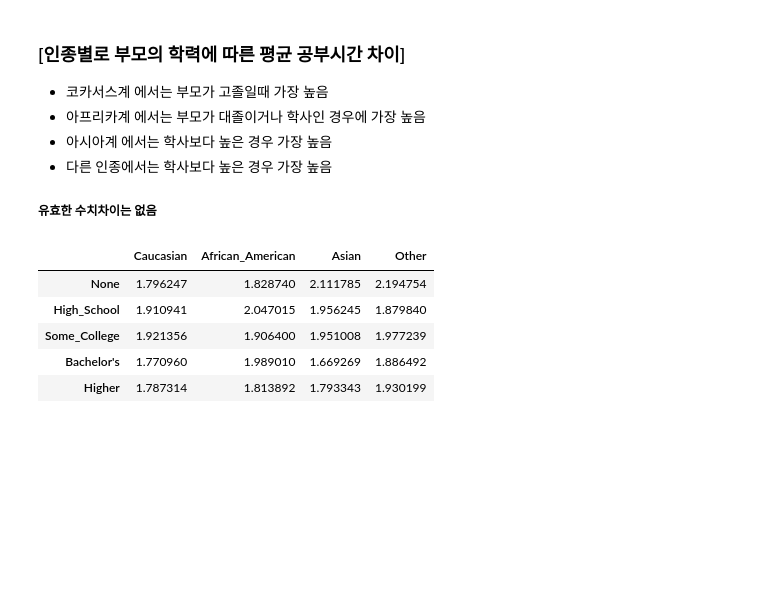
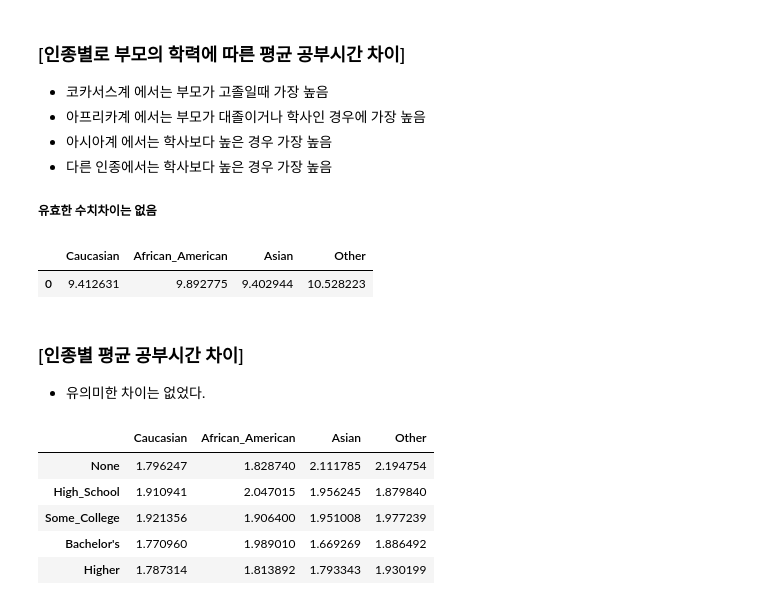
Before and after one commit to cubeninggen/KDT-2024, a Jupyter notebook: PANDAS/WORK/1조_김경환_study.ipynb, the cells around one changed output. Drawn from its saved outputs; the diff is of its cells as text; code cells hidden in the pictures; blank space fills up the shorter version.

```diff
--- a/PANDAS/WORK/study.ipynb
+++ b/PANDAS/WORK/1조_김경환_study.ipynb
@@ -228,6 +228,19 @@ STWDF
 - 아시아계 에서는 학사보다 높은 경우 가장 높음
 - 다른 인종에서는 학사보다 높은 경우 가장 높음
 ##### 유효한 수치차이는 없음
+# %%
+StudyTimeWeeklyA={'Caucasian':[(CauNM+CauHSM+CauColM+CauBM+CauhiM)/5],
+                   'African_American':[(AfNM+AfHSM+AfColM+AfBM+AfhiM)/5],
+                   'Asian':[(AsNM+AsHSM+AsColM+AsBM+AshiM)/5],
+                   'Other':[(OtNM+OtHSM+OtColM+OtBM+OthiM)/5]}
+STWDF=pd.DataFrame(StudyTimeWeeklyA)
+STWDF
+# %% [output]
+|  | Caucasian | African_American | Asian | Other |
+| 0 | 9.412631 | 9.892775 | 9.402944 | 10.528223 |
+# %% [markdown]
+### [인종별 평균 공부시간 차이]
+- 유의미한 차이는 없었다.
 # %%
 gpa={'Caucasian':[CauNGM,CauHSGM,CauColGM,CauBGM,CauhiGM],
      'African_American':[AfNGM,AfHSGM,AfColGM,AfBGM,AfhiGM],
```
Also changed, not shown: parts of 3 cells of this notebook.
